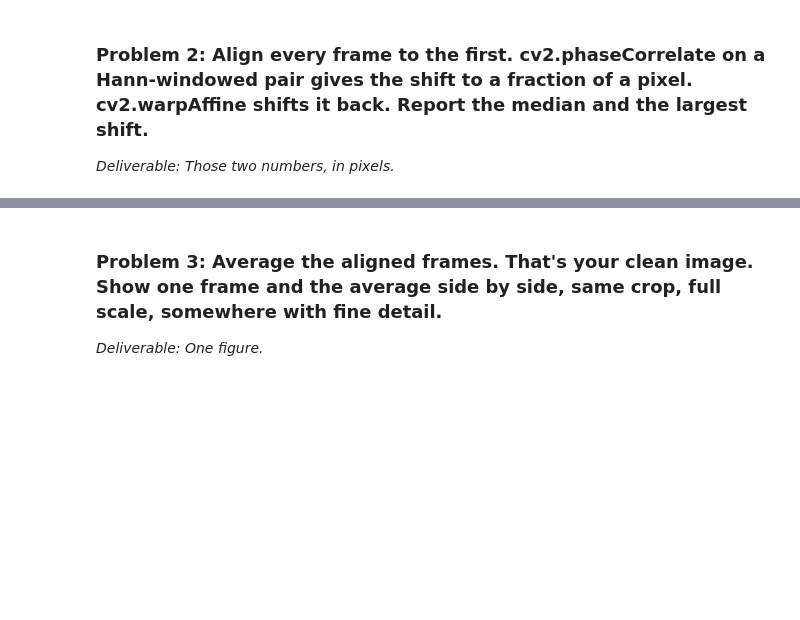
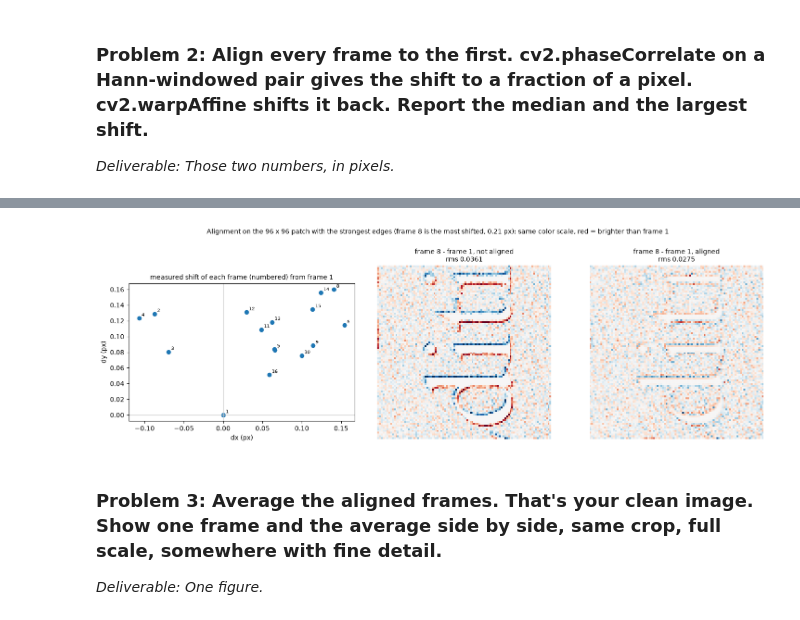
Before and after one commit to Jon-Knapp/EE513, a Jupyter notebook: Project 2/Homework 7 Training Without Clean Images.ipynb, the cells around one changed output, grey strips where cells are left out. Saved outputs shown, nothing was run; the diff lists cells and outputs as text; code cells hidden in the pictures; blank space fills up the shorter version.

```diff
--- a/Project 2/Homework 7 Training Without Clean Images.ipynb
+++ b/Project 2/Homework 7 Training Without Clean Images.ipynb
@@ -67,9 +117,11 @@ def capture_info(path):
         p = t.pages[0]
         iso = _lookup(p, "ISOSpeedRatings") or _lookup(p, "PhotographicSensitivity")
         et = _lookup(p, "ExposureTime")
-        return {"file": Path(path).name, "lens": _lookup(p, "LensModel"),
+        be = p.tags["BaselineExposure"].value if "BaselineExposure" in p.tags else 0.0
+        return {"file": Path(path).name, "lens": _lookup(p, "LensModel"), "software": _lookup(p, "Software"),
                 "ISO": int(iso[0] if isinstance(iso, (tuple, list)) else iso),
-                "exposure_s": et[0] / et[1] if isinstance(et, (tuple, list)) else float(et)}
+                "exposure_s": et[0] / et[1] if isinstance(et, (tuple, list)) else float(et),
+                "baseline_EV": be[0] / be[1] if isinstance(be, (tuple, list)) else float(be)}
 
 
 def green_sites(path, sat=SAT_DN):
@@ -108,7 +160,7 @@ if DEMO_SYNTHETIC:
     display(Markdown("## ⚠ SYNTHETIC DRY RUN: these numbers are not from my camera and are not for submission."))
     frames, TRUE_SHIFTS = synthetic_burst()
     info = pd.DataFrame([{"file": f"synthetic_{k:02d}", "ISO": "sim", "exposure_s": None} for k in range(len(frames))])
-    site = (0, 1)
+    site, BLACK = (0, 1), 528.0
 else:
     files = sorted(f for f in BURST_DIR.iterdir() if f.suffix.lower() == ".dng")
     if len(files) < 16:
@@ -117,12 +169,19 @@ else:
     assert info.lens.nunique() == 1 and info.ISO.nunique() == 1 and info.exposure_s.nunique() == 1, \
         "The burst mixes cameras, ISOs or exposure times:\n" + info.to_string()
     loaded = [green_sites(f) for f in files]
-    frames, site = [g for g, _, _ in loaded], loaded[0][1]
+    frames, site, BLACK = [g for g, _, _ in loaded], loaded[0][1], loaded[0][2]
     TRUE_SHIFTS = None
 
 frames = [f.astype(np.float64) for f in frames]
 N = len(frames)
+DN_SPAN = SAT_DN - BLACK                     # DN per unit of the 0..1 scale
 H, W = frames[0].shape
 print(f"{N} frames; one half-size green image is {H} x {W} (height x width), green site {site}")
 if not DEMO_SYNTHETIC:
-    print(f"Camera: {info.lens.iloc[0]}; ISO {info.ISO.iloc[0]}; exposure {info.exposure_s.iloc[0]:.4g} s")
+    iso, be = info.ISO.iloc[0], info.baseline_EV.iloc[0]
+    clip = np.mean([np.mean(f >= 1.0) for f in frames])
+    print(f"Camera: {info.lens.iloc[0]} ({info.software.iloc[0]}); ISO {iso}; exposure 1/{1 / info.exposure_s.iloc[0]:.0f} s; "
+          f"black level {BLACK:.0f} DN, saturation {SAT_DN:.0f} DN")
+    print(f"BaselineExposure {be:+.2f} EV, so the sensor gain is that of about ISO {iso / 2 ** be:.0f}; the rest of the ISO is "
+          f"a rendering instruction that this notebook ignores")
+    print(f"{clip:.2%} of the green sites are at or above saturation in an average frame")
@@ -207,3 +303,30 @@ print(f"Shift relative to the first frame, frames 2-{N} ({ALIGN_METHOD}): "
+# %%
+# What alignment does. Left: every frame's measured shift. Middle and right: the most-shifted frame minus frame 1 on the
+# patch with the strongest edges, before and after shifting it back. Noise is the same in both; the edge residue is not.
+k_big = 1 + int(np.argmax(mag))
+grad = gaussian_filter(np.hypot(*np.gradient(gaussian_filter(frames[0], 1))), 30)
+gy, gx = np.unravel_index(np.argmax(grad[100:-100, 100:-100]), (H - 200, W - 200))
+P2 = (slice(gy + 100 - 48, gy + 100 + 48), slice(gx + 100 - 48, gx + 100 + 48))
+before, after = (frames[k_big] - frames[0])[P2], (aligned[k_big] - frames[0])[P2]
+lim = np.percentile(np.abs(before), 99.5)
+
+fig, axes = plt.subplots(1, 3, figsize=(15, 4.6), gridspec_kw={"width_ratios": [1.1, 1, 1]})
+s = shifts[ALIGN_METHOD]
+axes[0].scatter(s[:, 0], s[:, 1], c="tab:blue")
+for k, (dx, dy) in enumerate(s):
+    axes[0].annotate(str(k + 1), (dx, dy), textcoords="offset points", xytext=(4, 3), fontsize=7)
+axes[0].axhline(0, color="0.8", lw=0.8); axes[0].axvline(0, color="0.8", lw=0.8)
+axes[0].set_xlabel("dx (px)"); axes[0].set_ylabel("dy (px)"); axes[0].set_aspect("equal")
+axes[0].set_title("measured shift of each frame (numbered) from frame 1", fontsize=10)
+for ax, im, t in ((axes[1], before, f"frame {k_big + 1} - frame 1, not aligned"),
+                  (axes[2], after, f"frame {k_big + 1} - frame 1, aligned")):
+    ax.imshow(im, cmap="RdBu_r", vmin=-lim, vmax=lim, interpolation="nearest")
+    ax.set_title(f"{t}\nrms {im.std():.4f}", fontsize=10); ax.axis("off")
+fig.suptitle(f"Alignment on the 96 x 96 patch with the strongest edges (frame {k_big + 1} is the most shifted, "
+             f"{mag.max():.2f} px); same color scale, red = brighter than frame 1", fontsize=10, y=1.02)
+fig.tight_layout(); fig.savefig("hw7_item2_alignment.png", dpi=150, bbox_inches="tight"); plt.show()
+# %% [output]
+[figure, added]
 # %% [markdown]
 ### Problem 3: Average the aligned frames. That's your clean image. Show one frame and the average side by side, same crop, full scale, somewhere with fine detail.
 _Deliverable: One figure._
```
Also changed, not shown: parts of 33 cells of this notebook, 18 other files.
